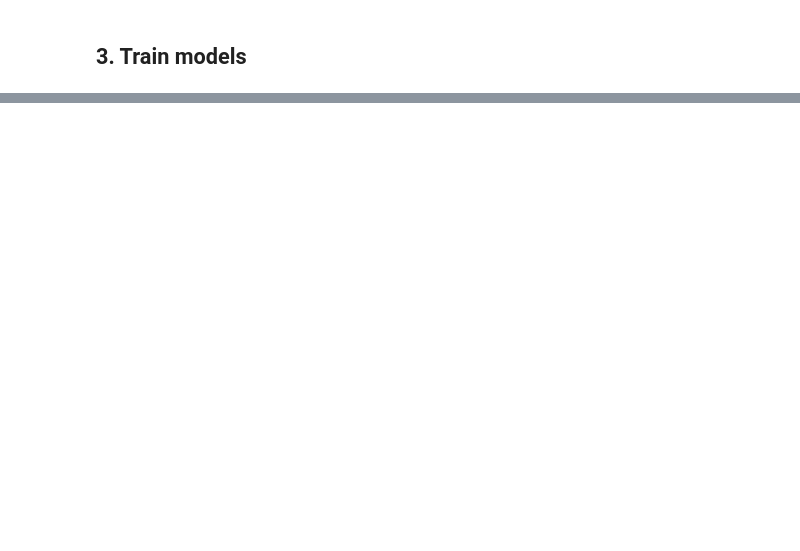
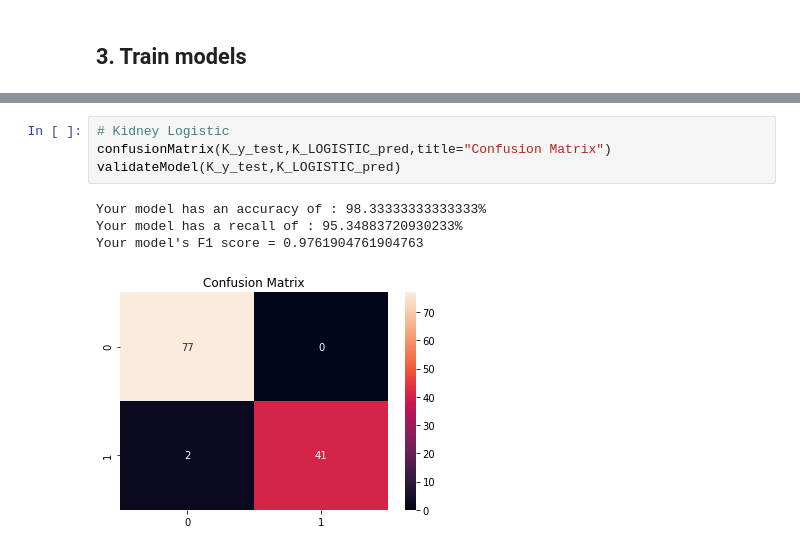
Before and after one commit to thibaultspriet/developmentProjectML, a Jupyter notebook: worflow.ipynb, the cells around one changed output, grey strips where cells are left out. Drawn from its saved outputs; the diff is of its cells as text; blank space fills up the shorter version.

```diff
--- a/worflow.ipynb
+++ b/worflow.ipynb
@@ -76,0 +87,9 @@ Your model's F1 score = 1.0
+# %%
+# Kidney Logistic
+confusionMatrix(K_y_test,K_LOGISTIC_pred,title="Confusion Matrix")
+validateModel(K_y_test,K_LOGISTIC_pred)
+# %% [output]
+Your model has an accuracy of : 98.33333333333333%
+Your model has a recall of : 95.34883720930233%
+Your model's F1 score = 0.9761904761904763
+[figure, added]
```
Also changed, not shown: parts of 17 cells of this notebook, 1 other file.
